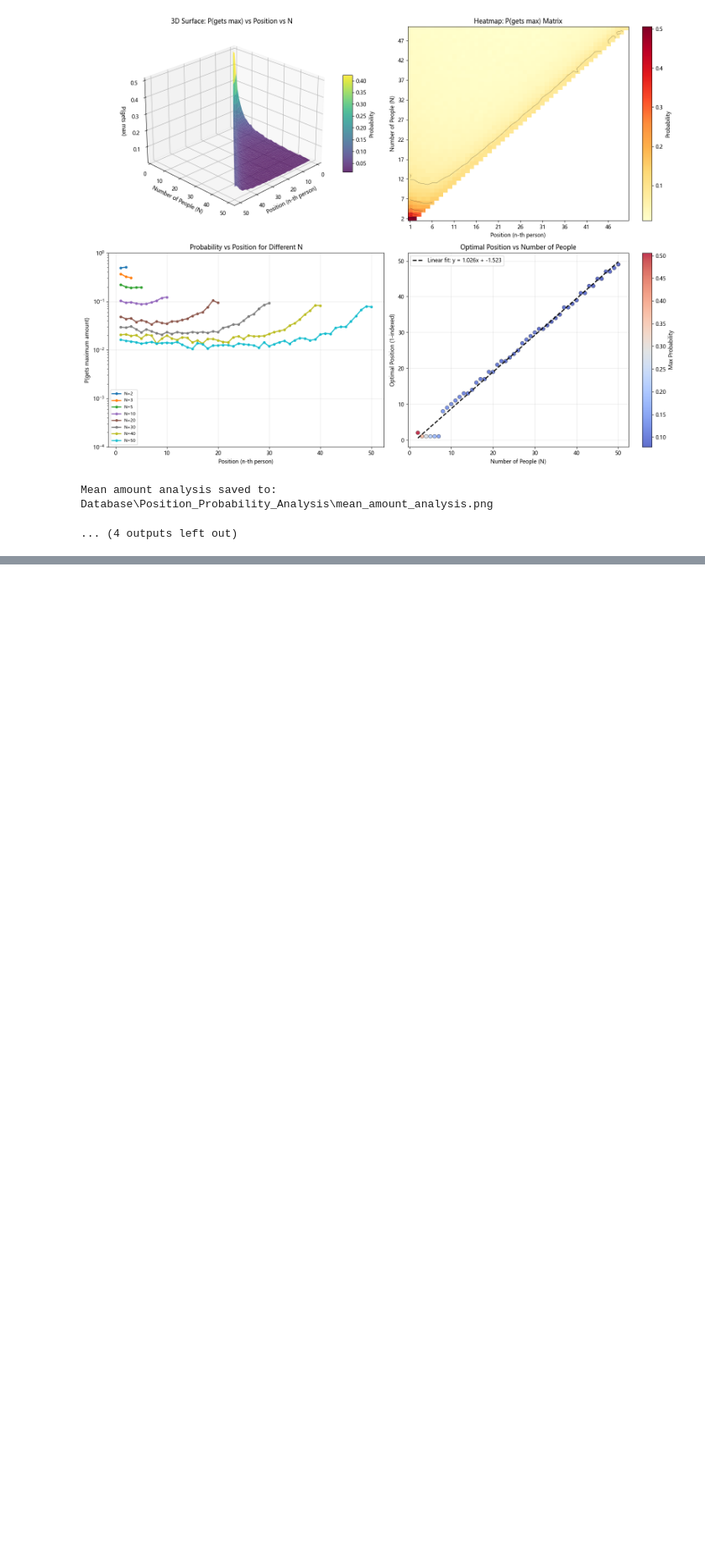
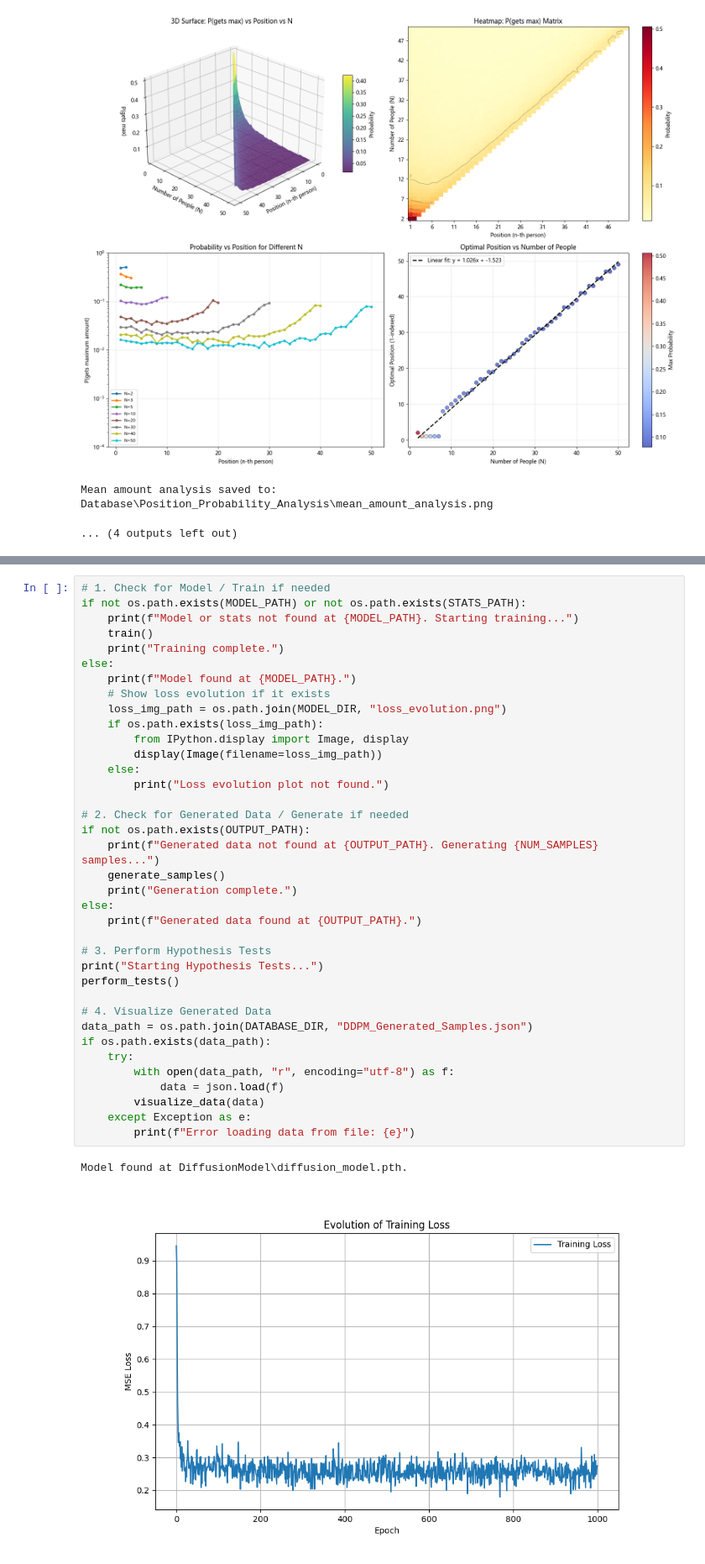
Before and after one commit to TossACoinTAC/SI140A_Project, a Jupyter notebook: Report.ipynb, the cells around one changed output, grey strips where cells are left out. Shown at 84% size. Drawn from its saved outputs; the diff is of its cells as text; blank space fills up the shorter version.

```diff
--- a/Report.ipynb
+++ b/Report.ipynb
@@ -1696,0 +2380,40 @@ Mean amount analysis saved to: Database\Position_Probability_Analysis\mean_amoun
+# %%
+# 1. Check for Model / Train if needed
+if not os.path.exists(MODEL_PATH) or not os.path.exists(STATS_PATH):
+    print(f"Model or stats not found at {MODEL_PATH}. Starting training...")
+    train()
+    print("Training complete.")
+else:
+    print(f"Model found at {MODEL_PATH}.")
+    # Show loss evolution if it exists
+    loss_img_path = os.path.join(MODEL_DIR, "loss_evolution.png")
+    if os.path.exists(loss_img_path):
+        from IPython.display import Image, display
+        display(Image(filename=loss_img_path))
+    else:
+        print("Loss evolution plot not found.")
+
+# 2. Check for Generated Data / Generate if needed
+if not os.path.exists(OUTPUT_PATH):
+    print(f"Generated data not found at {OUTPUT_PATH}. Generating {NUM_SAMPLES} samples...")
+    generate_samples()
+    print("Generation complete.")
+else:
+    print(f"Generated data found at {OUTPUT_PATH}.")
+
+# 3. Perform Hypothesis Tests
+print("Starting Hypothesis Tests...")
+perform_tests()
+
+# 4. Visualize Generated Data
+data_path = os.path.join(DATABASE_DIR, "DDPM_Generated_Samples.json")
+if os.path.exists(data_path):
+    try:
+        with open(data_path, "r", encoding="utf-8") as f:
+            data = json.load(f)
+        visualize_data(data)
+    except Exception as e:
+        print(f"Error loading data from file: {e}")
+# %% [output]
+Model found at DiffusionModel\diffusion_model.pth.
+[figure, added]
```
Also changed, not shown: parts of 22 cells of this notebook.
